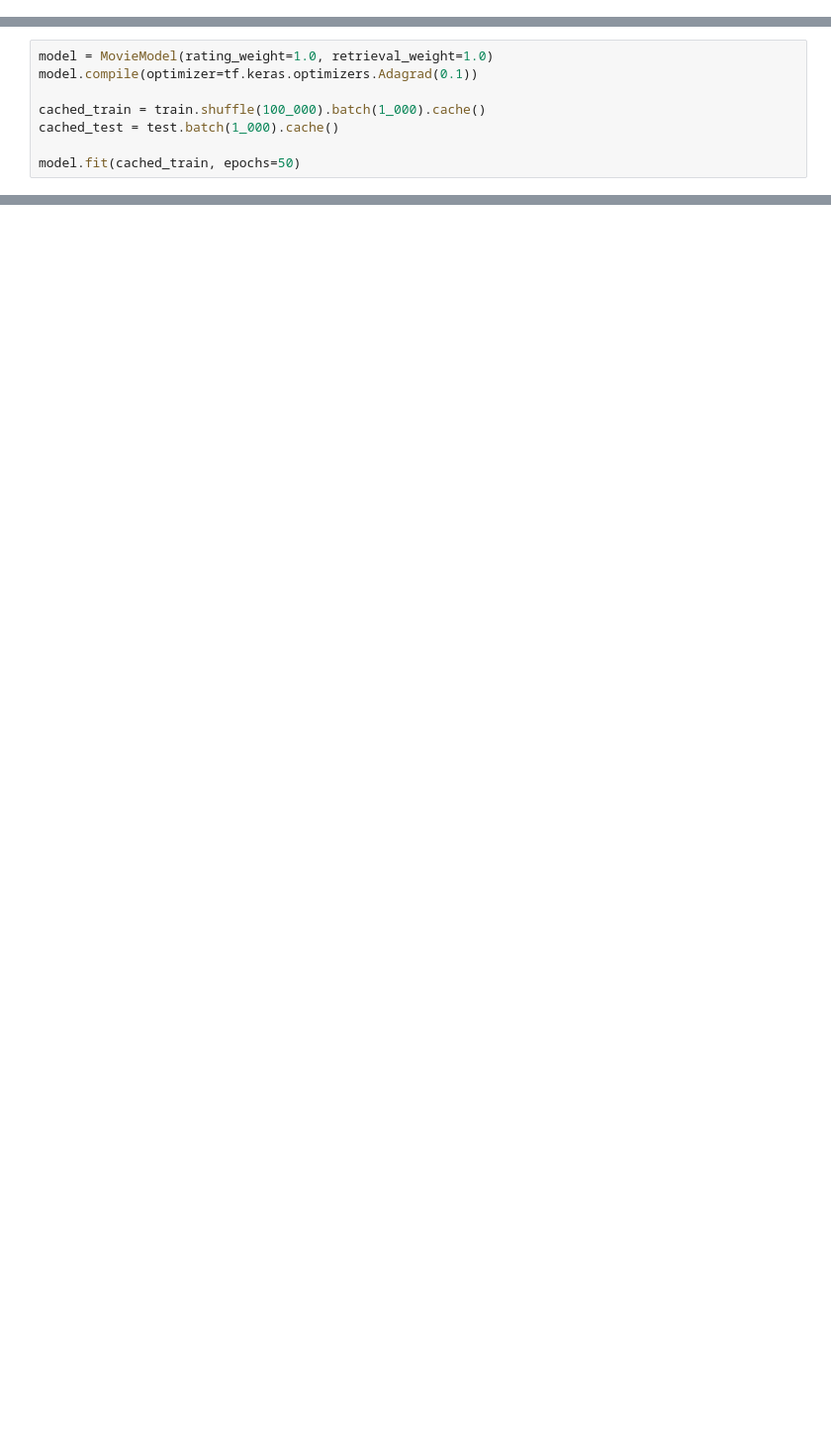
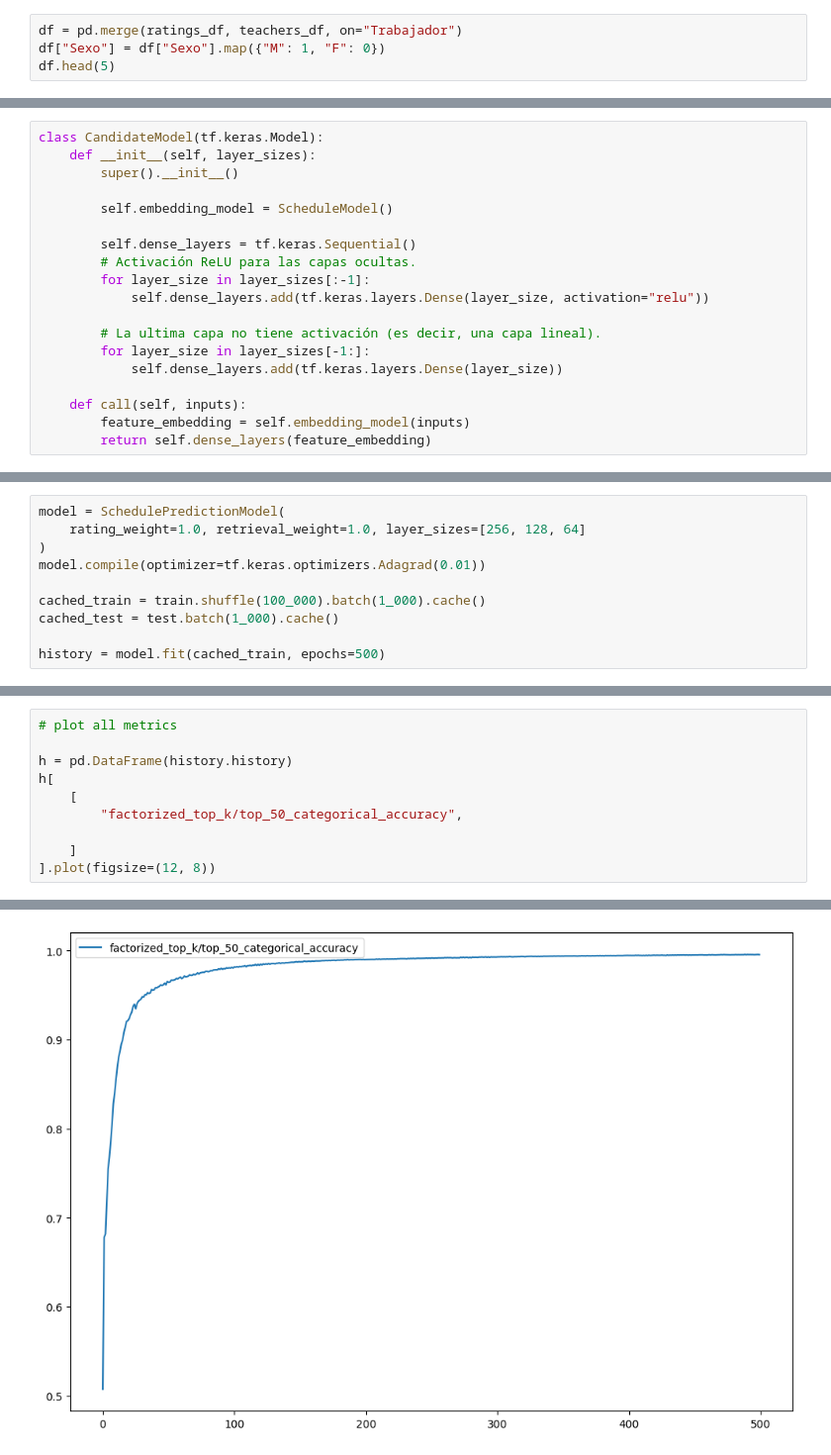
Before and after one commit to carlosCACB333/schedule_prediction, a Jupyter notebook: app/notebooks/prediction.ipynb, the cells around one changed output, grey strips where cells are left out. Shown at 99% size. Cells and saved outputs as stored; diff of their text form; blank space fills up the shorter version.

```diff
--- a/app/notebooks/prediction.ipynb
+++ b/app/notebooks/prediction.ipynb
@@ -47,0 +53,4 @@ ratings = ratings.map(
+# %%
+df = pd.merge(ratings_df, teachers_df, on="Trabajador")
+df["Sexo"] = df["Sexo"].map({"M": 1, "F": 0})
+df.head(5)
@@ -161,0 +261,19 @@ class MovieModel(tfrs.models.Model):
+# %%
+class CandidateModel(tf.keras.Model):
+    def __init__(self, layer_sizes):
+        super().__init__()
+
+        self.embedding_model = ScheduleModel()
+
+        self.dense_layers = tf.keras.Sequential()
+        # Activación ReLU para las capas ocultas.
+        for layer_size in layer_sizes[:-1]:
+            self.dense_layers.add(tf.keras.layers.Dense(layer_size, activation="relu"))
+
+        # La ultima capa no tiene activación (es decir, una capa lineal).
+        for layer_size in layer_sizes[-1:]:
+            self.dense_layers.add(tf.keras.layers.Dense(layer_size))
+
+    def call(self, inputs):
+        feature_embedding = self.embedding_model(inputs)
+        return self.dense_layers(feature_embedding)
@@ -162,9 +355,11 @@ class MovieModel(tfrs.models.Model):
 # %%
-model = MovieModel(rating_weight=1.0, retrieval_weight=1.0)
-model.compile(optimizer=tf.keras.optimizers.Adagrad(0.1))
+model = SchedulePredictionModel(
+    rating_weight=1.0, retrieval_weight=1.0, layer_sizes=[256, 128, 64]
+)
+model.compile(optimizer=tf.keras.optimizers.Adagrad(0.01))
 
 cached_train = train.shuffle(100_000).batch(1_000).cache()
 cached_test = test.batch(1_000).cache()
 
-model.fit(cached_train, epochs=50)
+history = model.fit(cached_train, epochs=500)
 # %% [output]
@@ -275,0 +413,11 @@ def best_predictions(user):
+# %%
+# plot all metrics
+
+h = pd.DataFrame(history.history)
+h[
+    [
+        "factorized_top_k/top_50_categorical_accuracy",
+
+    ]
+].plot(figsize=(12, 8))
+# %% [output]
@@ -275,0 +425 @@ def best_predictions(user):
+[figure, added]
```
Also changed, not shown: parts of 23 cells of this notebook, 14 other files.
